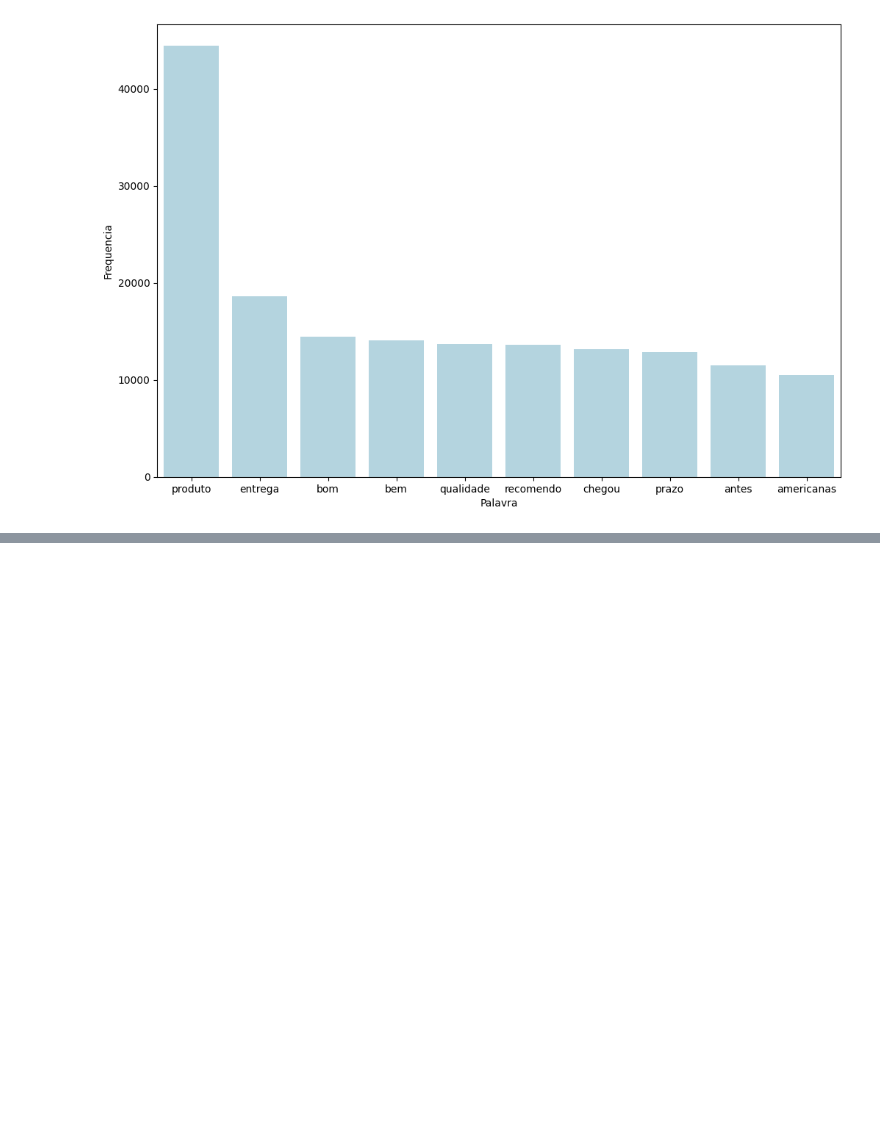
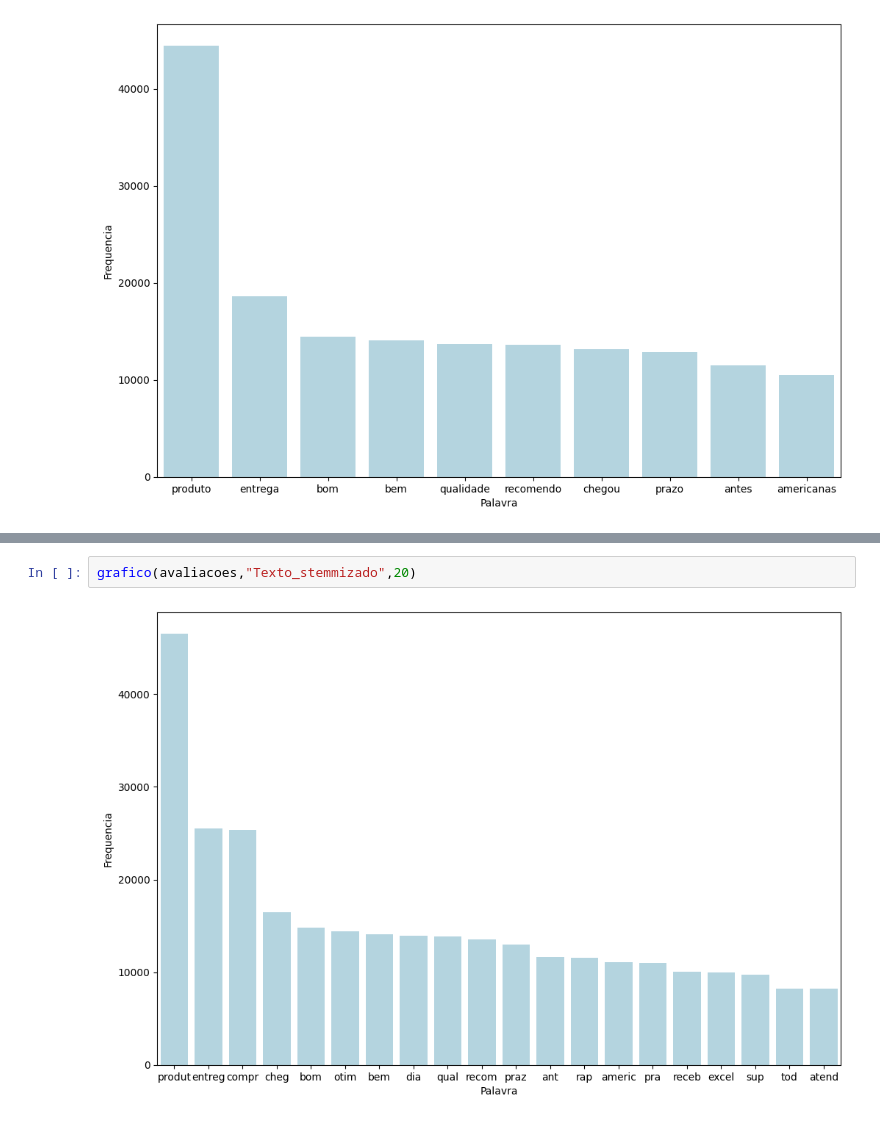
Before and after one commit to ElisabeteXavier/FIAP-Pos-IA-para-Devs, a Jupyter notebook: Fase 2/MEU DESENVOLVIENTO/Aula 2 e 3 - Bag of words, Word cloud, NLTK, RSLP/teste.ipynb, the cells around one changed output, grey strips where cells are left out. Cells and saved outputs as stored; diff of their text form; blank space fills up the shorter version.

```diff
--- a/Fase 2/MEU DESENVOLVIENTO/Aula 2 - Bag of words, Word cloud/teste.ipynb
+++ b/Fase 2/MEU DESENVOLVIENTO/Aula 2 e 3 - Bag of words, Word cloud, NLTK, RSLP/teste.ipynb
@@ -544,0 +592,4 @@ grafico(avaliacoes, "Texto_sem_StopWords_pontuacao_e_acentos",10)
+# %%
+grafico(avaliacoes,"Texto_stemmizado",20)
+# %% [output]
+[figure, added]
```
Also changed, not shown: parts of 7 cells of this notebook, 1 other file.
